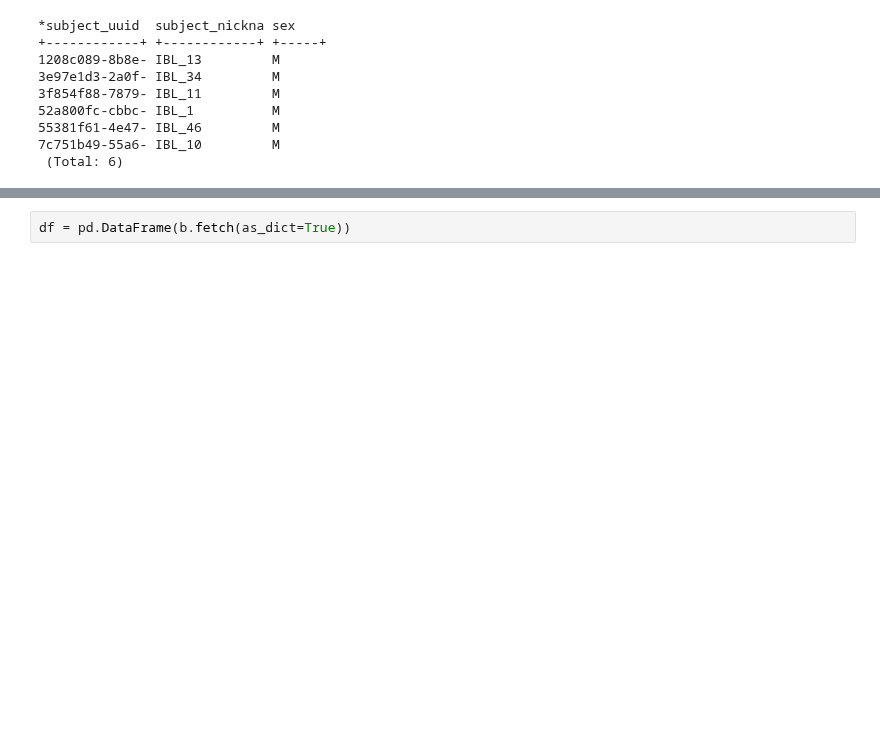
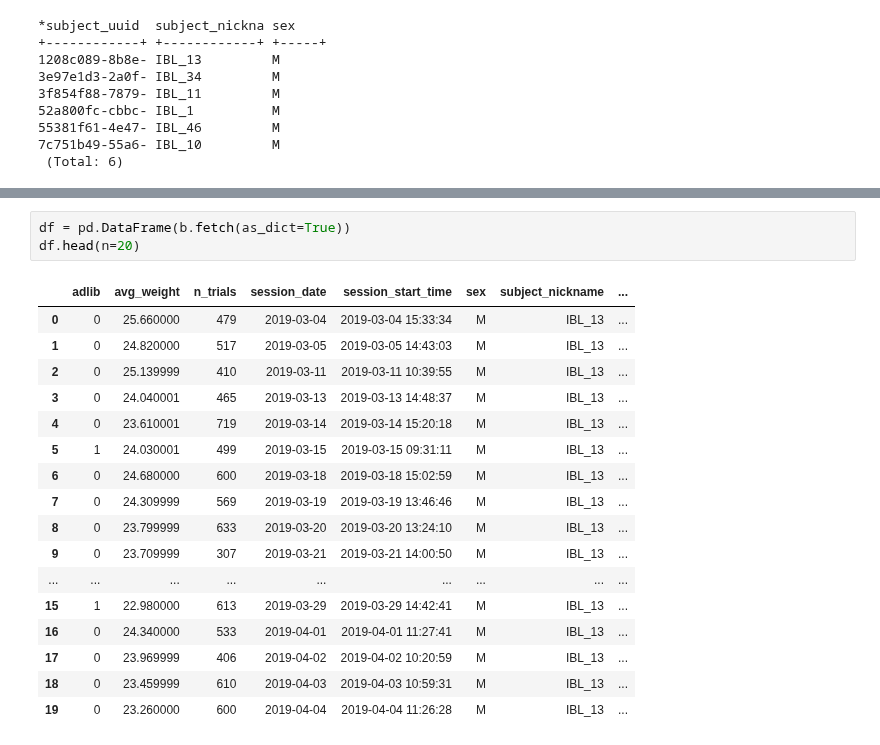
Before and after one commit to int-brain-lab/analysis, a Jupyter notebook: citricacid/citricAcid_datajoint.ipynb, the cells around one changed output, grey strips where cells are left out. Drawn from its saved outputs; the diff is of its cells as text; blank space fills up the shorter version.

```diff
--- a/citricacid/citricAcid_datajoint.ipynb
+++ b/citricacid/citricAcid_datajoint.ipynb
@@ -97,5 +97,24 @@ Total: 243
 # %%
 df = pd.DataFrame(b.fetch(as_dict=True))
+df.head(n=20)
+# %% [output]
+|  | adlib | avg_weight | n_trials | session_date | session_start_time | sex | subject_nickname | ... |
+| 0 | 0 | 25.660000 | 479 | 2019-03-04 | 2019-03-04 15:33:34 | M | IBL_13 | ... |
+| 1 | 0 | 24.820000 | 517 | 2019-03-05 | 2019-03-05 14:43:03 | M | IBL_13 | ... |
+| 2 | 0 | 25.139999 | 410 | 2019-03-11 | 2019-03-11 10:39:55 | M | IBL_13 | ... |
+| 3 | 0 | 24.040001 | 465 | 2019-03-13 | 2019-03-13 14:48:37 | M | IBL_13 | ... |
+| 4 | 0 | 23.610001 | 719 | 2019-03-14 | 2019-03-14 15:20:18 | M | IBL_13 | ... |
+| 5 | 1 | 24.030001 | 499 | 2019-03-15 | 2019-03-15 09:31:11 | M | IBL_13 | ... |
+| 6 | 0 | 24.680000 | 600 | 2019-03-18 | 2019-03-18 15:02:59 | M | IBL_13 | ... |
+| 7 | 0 | 24.309999 | 569 | 2019-03-19 | 2019-03-19 13:46:46 | M | IBL_13 | ... |
+| 8 | 0 | 23.799999 | 633 | 2019-03-20 | 2019-03-20 13:24:10 | M | IBL_13 | ... |
+| 9 | 0 | 23.709999 | 307 | 2019-03-21 | 2019-03-21 14:00:50 | M | IBL_13 | ... |
+| ... | ... | ... | ... | ... | ... | ... | ... | ... |
+| 15 | 1 | 22.980000 | 613 | 2019-03-29 | 2019-03-29 14:42:41 | M | IBL_13 | ... |
+| 16 | 0 | 24.340000 | 533 | 2019-04-01 | 2019-04-01 11:27:41 | M | IBL_13 | ... |
+| 17 | 0 | 23.969999 | 406 | 2019-04-02 | 2019-04-02 10:20:59 | M | IBL_13 | ... |
+| 18 | 0 | 23.459999 | 610 | 2019-04-03 | 2019-04-03 10:59:31 | M | IBL_13 | ... |
+| 19 | 0 | 23.260000 | 600 | 2019-04-04 | 2019-04-04 11:26:28 | M | IBL_13 | ... |
 # %%
 ## NOW PLOT WITH SEABORN
 f, ax = plt.subplots(2,1, sharex=True, figsize=(12, 14))
```
Also changed, not shown: parts of 4 cells of this notebook, 1 other file.
